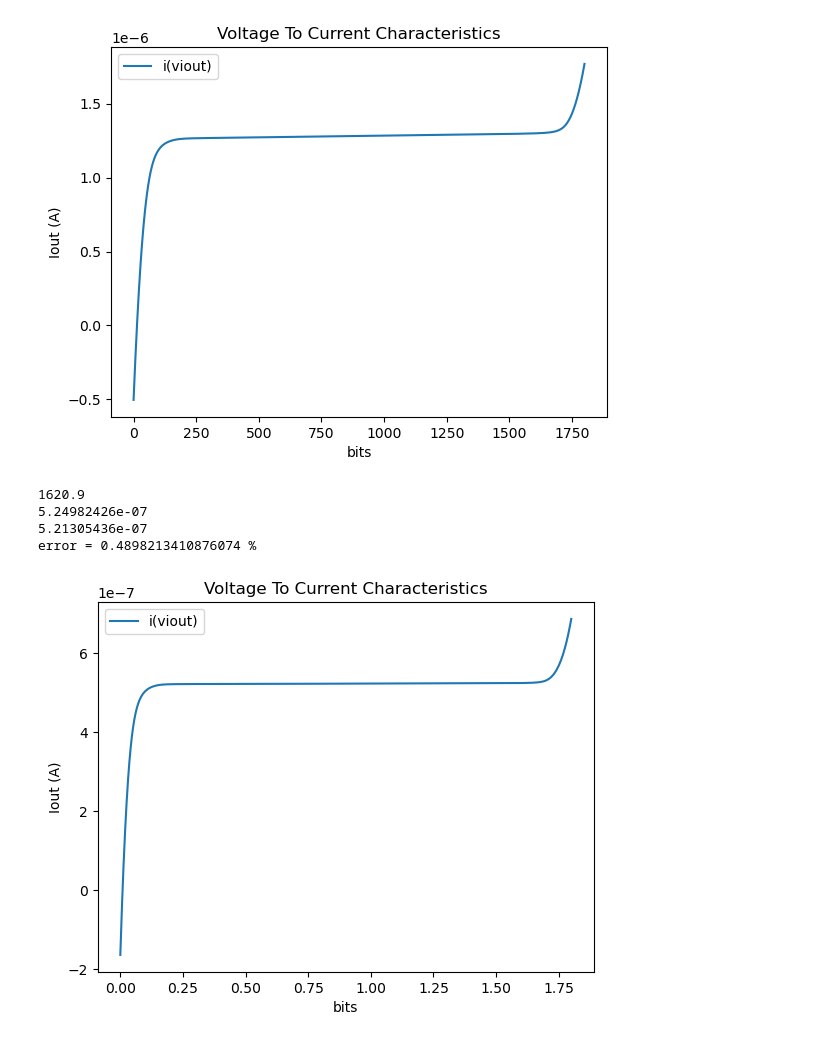
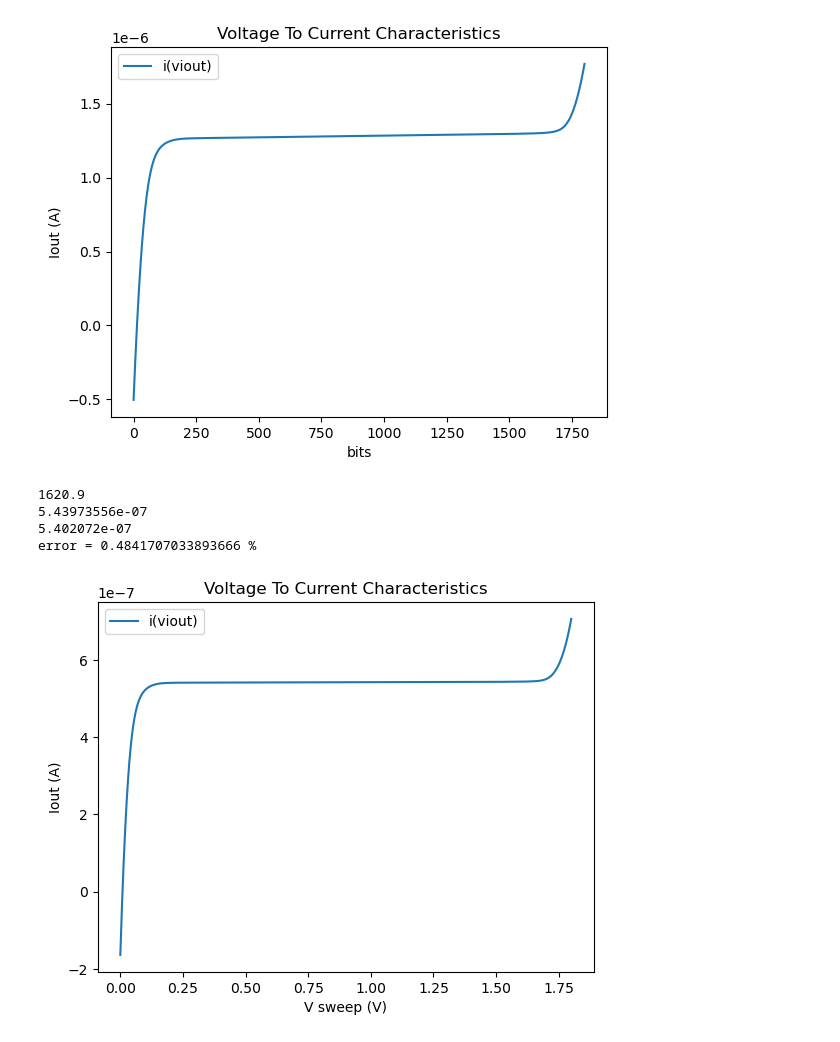
Before and after one commit to Chidunbo/DAC-VLSI, a Jupyter notebook: simulation_results/bias_gen_test/dac_plot.ipynb, the cells around one changed output. Drawn from its saved outputs; the diff is of its cells as text; code cells hidden in the pictures.

Commit message:
update plotting scripts

```diff
--- a/simulation_results/bias_gen_test/dac_plot.ipynb
+++ b/simulation_results/bias_gen_test/dac_plot.ipynb
@@ -161,20 +161,20 @@ print('error =',error,'%')
 error = 2.235435518271691 %
 [figure]
 # %%
-v_i = pd.read_fwf('dac_supply_fvf_sized.txt')
+v_i = pd.read_fwf('dac_supply_downsized.txt')
 fig, ax = plt.subplots()
 v_i.plot(x='v-sweep',y='i(viout)', ax = ax, title = 'Voltage To Current Characteristics')
-plt.xlabel('bits')
+plt.xlabel('V sweep (V)')
 plt.ylabel('Iout (A)')
 plt.savefig("VtoI_plot.svg", format="svg")
 print(0.9*len(v_i['i(viout)']))
 print(v_i['i(viout)'][1620])
 print(v_i['i(viout)'][180])
 error = 100*((v_i['i(viout)'][1620] - v_i['i(viout)'][180])/v_i['i(viout)'][180])/1.44
 print('error =',error,'%')
 # %% [output]
 1620.9
-5.24982426e-07
-5.21305436e-07
-error = 0.4898213410876074 %
+5.43973556e-07
+5.402072e-07
+error = 0.4841707033893666 %
-[figure, old version]
+[figure, new version]
```
Also changed, not shown: parts of 1 cell of this notebook, 1 other file.
